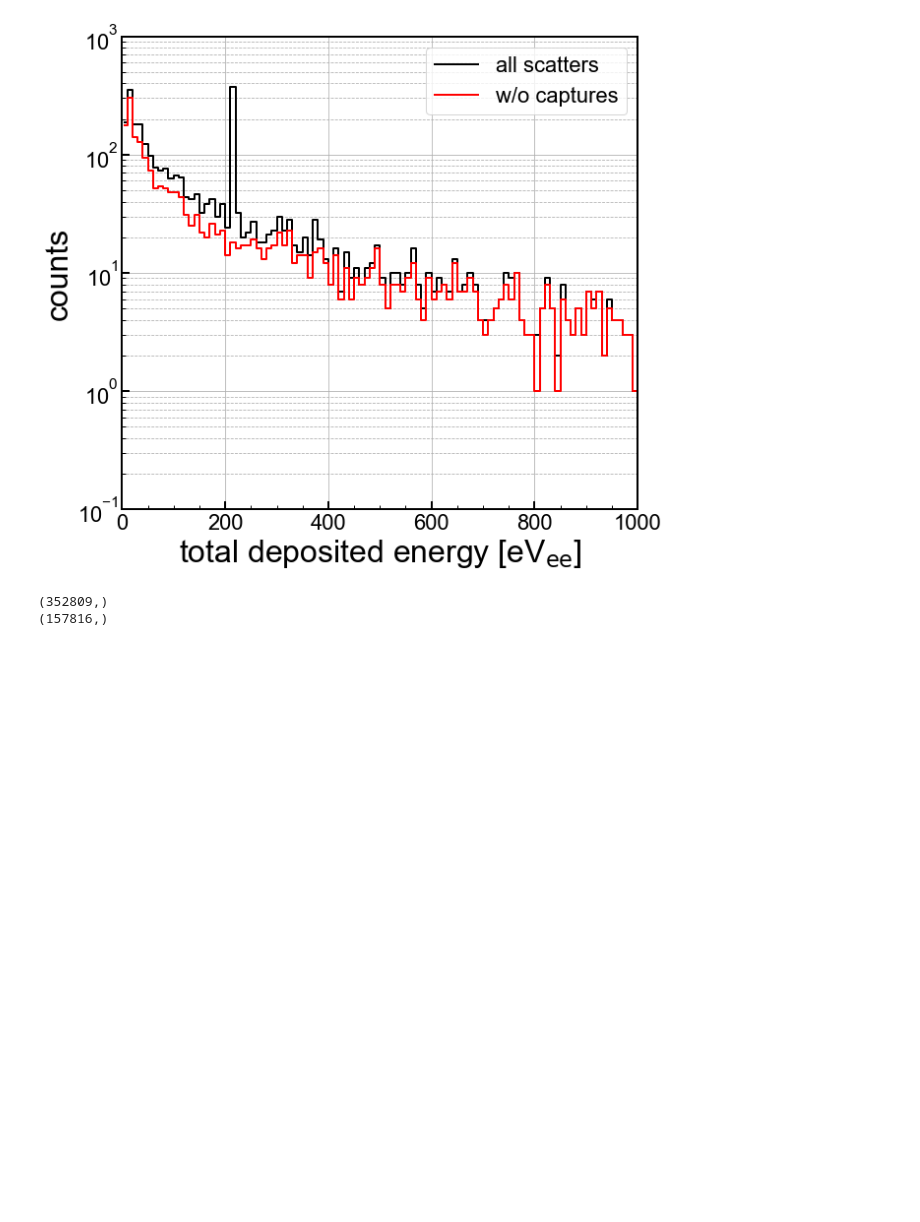
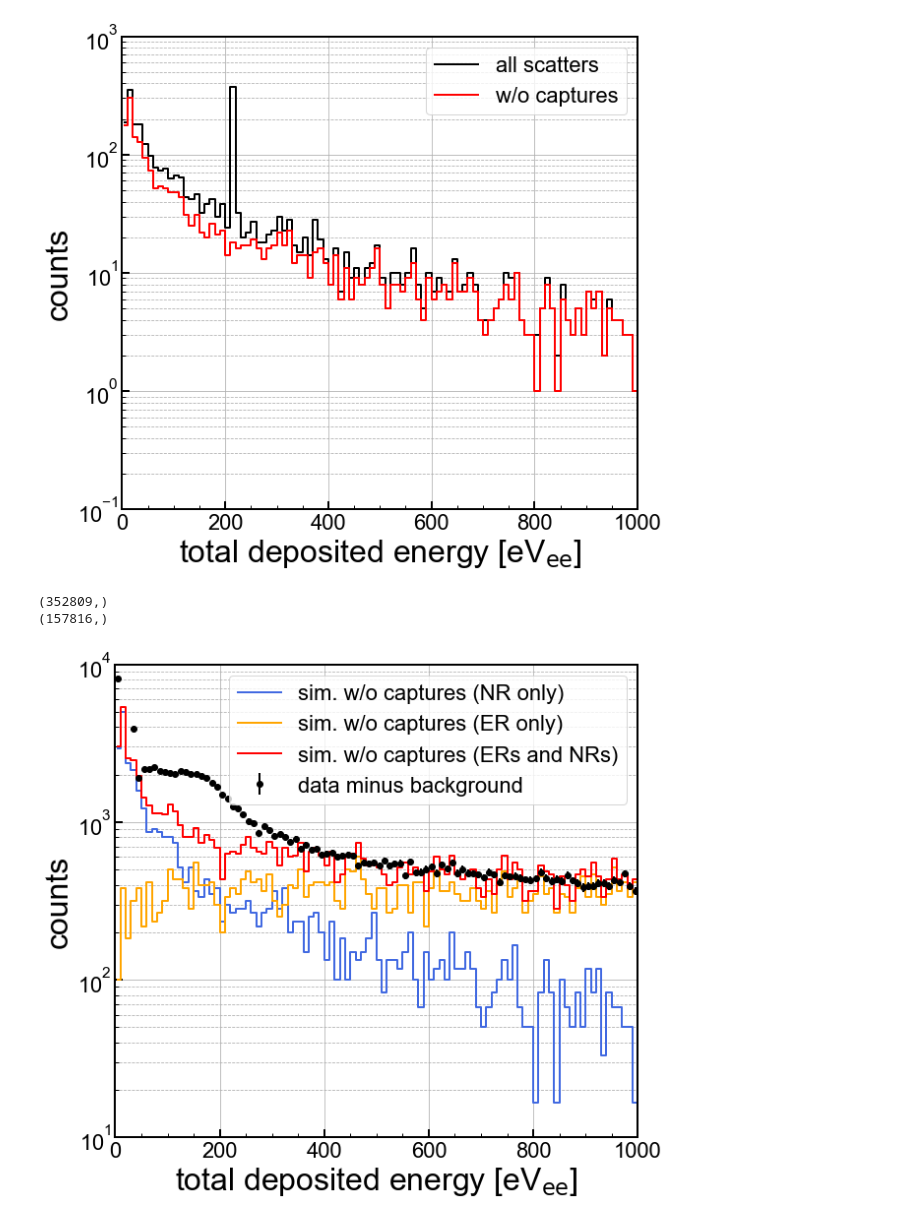
Before and after one commit to villaa/k100_ncapture_cal, a Jupyter notebook: R68_gdirect_first_spectra.ipynb, the cells around one changed output. Cells and saved outputs as stored; diff of their text form; code cells hidden in the pictures; blank space fills up the shorter version.

```diff
--- a/R68_gdirect_first_spectra.ipynb
+++ b/R68_gdirect_first_spectra.ipynb
@@ -185,6 +222,58 @@ xcd_68 = (nxd_68[:-1] + nxd_68[1:]) / 2
 ndb_68,nxdb_68 = np.histogram(dbE*1000,nbins,range=(0,emax))
 
 xcdb_68 = (nxdb_68[:-1] + nxdb_68[1:]) / 2
+# %%
+#set up a 1d plot
+fig,axes = plt.subplots(1,1,figsize=(9.0,8.0),sharex=True)
+ax1 = axes
+
+livefac = (60/3.6) #livetime fraction estimated from M. Fritts see email from March 22 2019.
+#he estimates 60 live hours of data
+#my simulation corresponds to 3.6 live hours if 1e6 neutrons/sec
+#or 1.8 live hours if 2e6 neutrons/second Pu/Be source.
+
+ymin=10
+ymax=10000
+#ax1.step(xc,n*livefac, where='mid',color='k', linestyle='-', \
+#         label='all scatters', linewidth=2)
+ax1.step(xc,n_nocap*livefac, where='mid',color='royalblue', linestyle='-', \
+         label='sim. w/o captures (NR only)', linewidth=2)
+ax1.step(xc,n_nocap_er*livefac, where='mid',color='orange', linestyle='-', \
+         label='sim. w/o captures (ER only)', linewidth=2)
+ax1.step(xc,(n_nocap+n_nocap_er)*livefac, where='mid',color='r', linestyle='-', \
+         label='sim. w/o captures (ERs and NRs)', linewidth=2)
+
+dlabel='data minus background'
+#step1, = ax1.step(xcd_68,nd_68-ndb_68, where='mid',color='k', linestyle='-', label=dlabel, linewidth=2)
+err = np.sqrt(nd_68+ndb_68)
+ax1.errorbar(xcd_68,nd_68-ndb_68,yerr=[err,err], marker='o', markersize=6, \
+             ecolor='k',color='k', linestyle='none', label=dlabel, linewidth=2)
+
+
+
+
+#tlabel = 'Thresh. {0} eV$_{{\mathrm{{ee}}}}$'.format(18)
+#ax1.axvline(thresh, color='k', linestyle='--', lw=2, alpha=0.8,label=tlabel)
+#erange_x = np.arange(thresh-sigthr, thresh+sigthr, 0.01)
+#ax1.fill_between(erange_x, ymin, ymax, facecolor='r', alpha=0.3)
+
+ax1.set_yscale('log')
+ax1.set_xlim(0, xmax) #in pairs
+ax1.set_ylim(ymin,ymax)
+ax1.set_xlabel('total deposited energy [eV$_{\\mathrm{ee}}$]',**axis_font)
+ax1.set_ylabel('counts',**axis_font)
+ax1.grid(True)
+ax1.yaxis.grid(True,which='minor',linestyle='--')
+ax1.legend(loc=1,prop={'size':22})
+
+for axis in ['top','bottom','left','right']:
+  ax1.spines[axis].set_linewidth(2)
+
+plt.tight_layout()
+plt.savefig('figures/R68_sim_gdirect_bknd_compare.png')
+plt.show()
+# %% [output]
+[figure, added]
 # %%
 #set up a 1d plot
 fig,axes = plt.subplots(1,1,figsize=(9.0,8.0),sharex=True)
```
Also changed, not shown: parts of 6 cells of this notebook, 3 other files.
